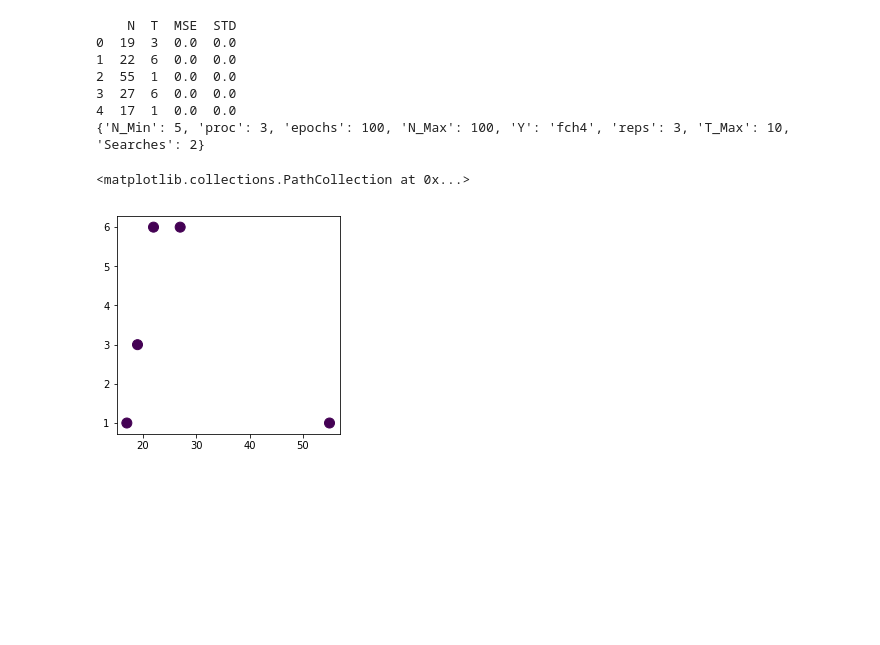
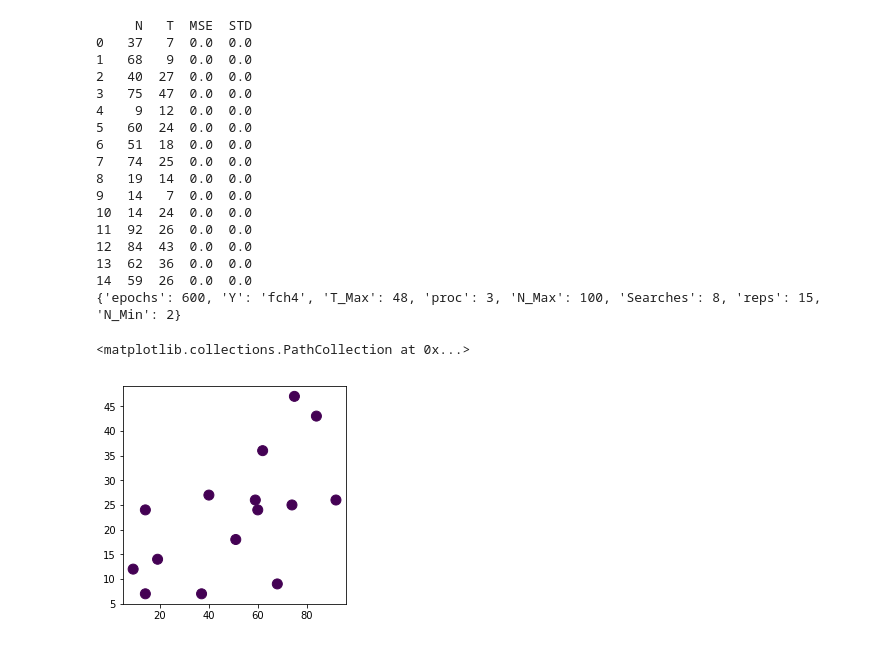
Before and after one commit to June-Skeeter/ML_GapFilling, a Jupyter notebook: MultiLayerModel.ipynb, the cells around one changed output. Cells and saved outputs as stored; diff of their text form; code cells hidden in the pictures; blank space fills up the shorter version.

```diff
--- a/MultiLayerModel.ipynb
+++ b/MultiLayerModel.ipynb
@@ -59,23 +59,33 @@ def query(xi, yi, gp):
     return query_point
 # %%
 FillVar = 'fch4'
-Runs,params = LSTM.Params('Test',FillVar,MP=True)# rpms.Runs,rpms.params
+Runs,params = LSTM.Params('Full',FillVar,MP=True)# rpms.Runs,rpms.params
 Runs['MSE'] = 0.0
 Runs['STD'] = 0.0
 print(Runs)
 print(params)
 plt.figure(figsize = (4,4))
 plt.scatter(Runs["N"],Runs['T'],s=100,c=Runs['MSE'])
 # %% [output]
-    N  T  MSE  STD
-0  19  3  0.0  0.0
-1  22  6  0.0  0.0
-2  55  1  0.0  0.0
-3  27  6  0.0  0.0
-4  17  1  0.0  0.0
-{'N_Min': 5, 'proc': 3, 'epochs': 100, 'N_Max': 100, 'Y': 'fch4', 'reps': 3, 'T_Max': 10, 'Searches': 2}
+     N   T  MSE  STD
+0   37   7  0.0  0.0
+1   68   9  0.0  0.0
+2   40  27  0.0  0.0
+3   75  47  0.0  0.0
+4    9  12  0.0  0.0
+5   60  24  0.0  0.0
+6   51  18  0.0  0.0
+7   74  25  0.0  0.0
+8   19  14  0.0  0.0
+9   14   7  0.0  0.0
+10  14  24  0.0  0.0
+11  92  26  0.0  0.0
+12  84  43  0.0  0.0
+13  62  36  0.0  0.0
+14  59  26  0.0  0.0
+{'epochs': 600, 'Y': 'fch4', 'T_Max': 48, 'proc': 3, 'N_Max': 100, 'Searches': 8, 'reps': 15, 'N_Min': 2}
 <matplotlib.collections.PathCollection at 0x...>
-[figure, old version]
+[figure, new version]
 # %%
 def TTV_Split(i,Memory,X,y,params,X_fill):
     X_train,X_test,y_train,y_test=train_test_split(X,y, test_size=0.1, random_state=i)
```
Also changed, not shown: parts of 6 cells of this notebook, 2 other files.
